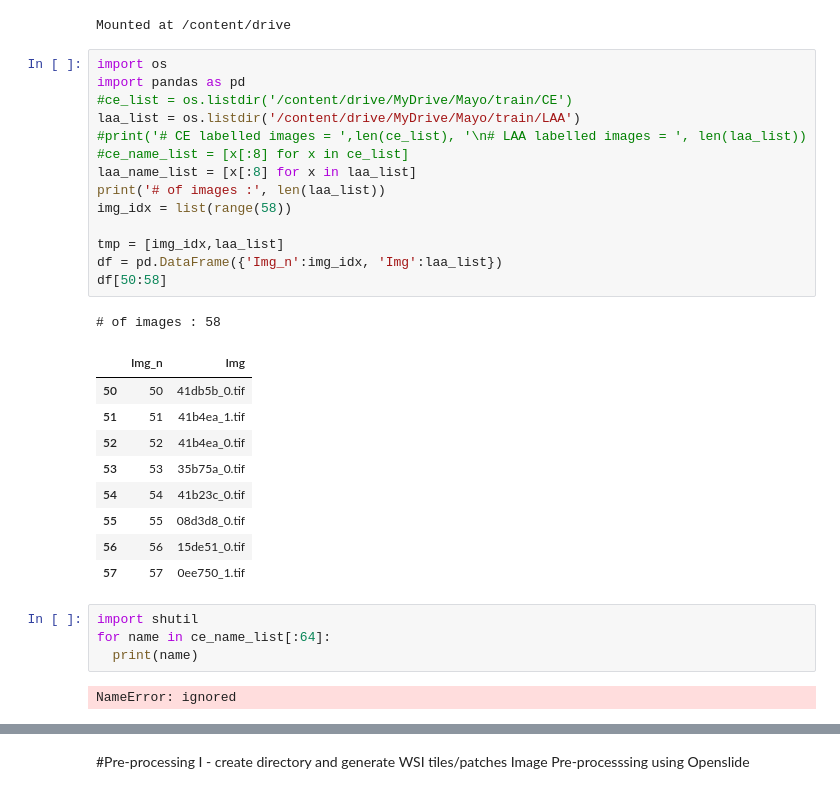
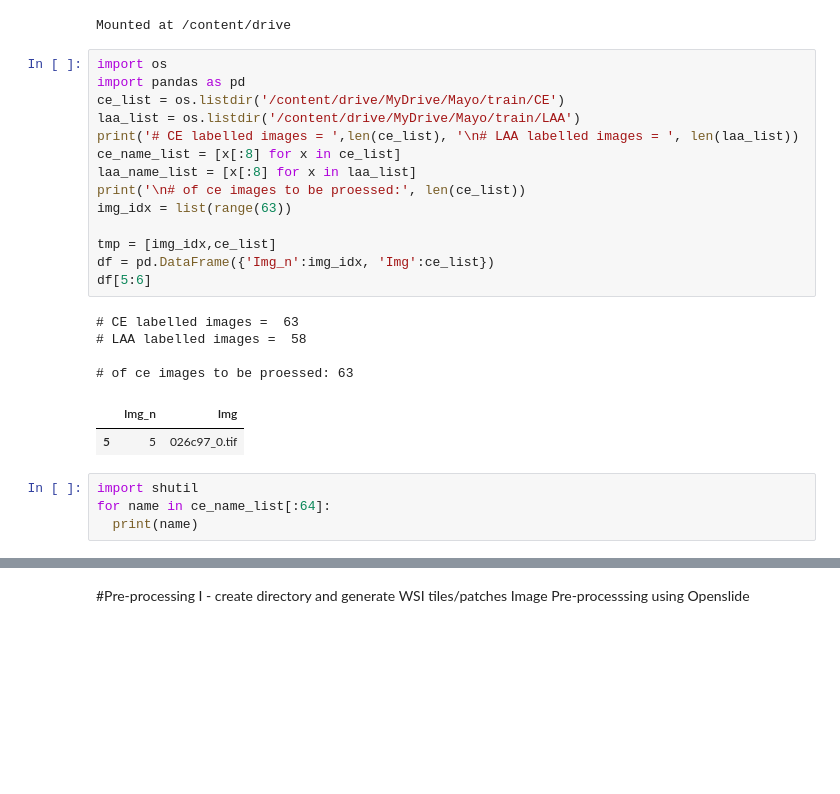
Before and after one commit to dingowhiz/Data_Analytics_ML, a Jupyter notebook: mayo_wsi_anomaly.ipynb, the cells around one changed output, grey strips where cells are left out. Cells and saved outputs as stored; diff of their text form; blank space fills up the shorter version.

```diff
--- a/mayo_wsi_anomaly.ipynb
+++ b/mayo_wsi_anomaly.ipynb
@@ -1058,32 +1058,26 @@ Mounted at /content/drive
 # %%
 import os
 import pandas as pd
-#ce_list = os.listdir('/content/drive/MyDrive/Mayo/train/CE')
+ce_list = os.listdir('/content/drive/MyDrive/Mayo/train/CE')
 laa_list = os.listdir('/content/drive/MyDrive/Mayo/train/LAA')
-#print('# CE labelled images = ',len(ce_list), '\n# LAA labelled images = ', len(laa_list))
-#ce_name_list = [x[:8] for x in ce_list]
+print('# CE labelled images = ',len(ce_list), '\n# LAA labelled images = ', len(laa_list))
+ce_name_list = [x[:8] for x in ce_list]
 laa_name_list = [x[:8] for x in laa_list]
-print('# of images :', len(laa_list))
-img_idx = list(range(58))
+print('\n# of ce images to be proessed:', len(ce_list))
+img_idx = list(range(63))
 
-tmp = [img_idx,laa_list]
-df = pd.DataFrame({'Img_n':img_idx, 'Img':laa_list})
-df[50:58]
+tmp = [img_idx,ce_list]
+df = pd.DataFrame({'Img_n':img_idx, 'Img':ce_list})
+df[5:6]
 # %% [output]
-# of images : 58
+# CE labelled images =  63
+# LAA labelled images =  58
+
+# of ce images to be proessed: 63
 |  | Img_n | Img |
-| 50 | 50 | 41db5b_0.tif |
-| 51 | 51 | 41b4ea_1.tif |
-| 52 | 52 | 41b4ea_0.tif |
-| 53 | 53 | 35b75a_0.tif |
-| 54 | 54 | 41b23c_0.tif |
-| 55 | 55 | 08d3d8_0.tif |
-| 56 | 56 | 15de51_0.tif |
-| 57 | 57 | 0ee750_1.tif |
+| 5 | 5 | 026c97_0.tif |
 # %%
 import shutil
 for name in ce_name_list[:64]:
   print(name)
-# %% [output]
-NameError: ignored
 # %%
```
Also changed, not shown: parts of 9 cells of this notebook.
